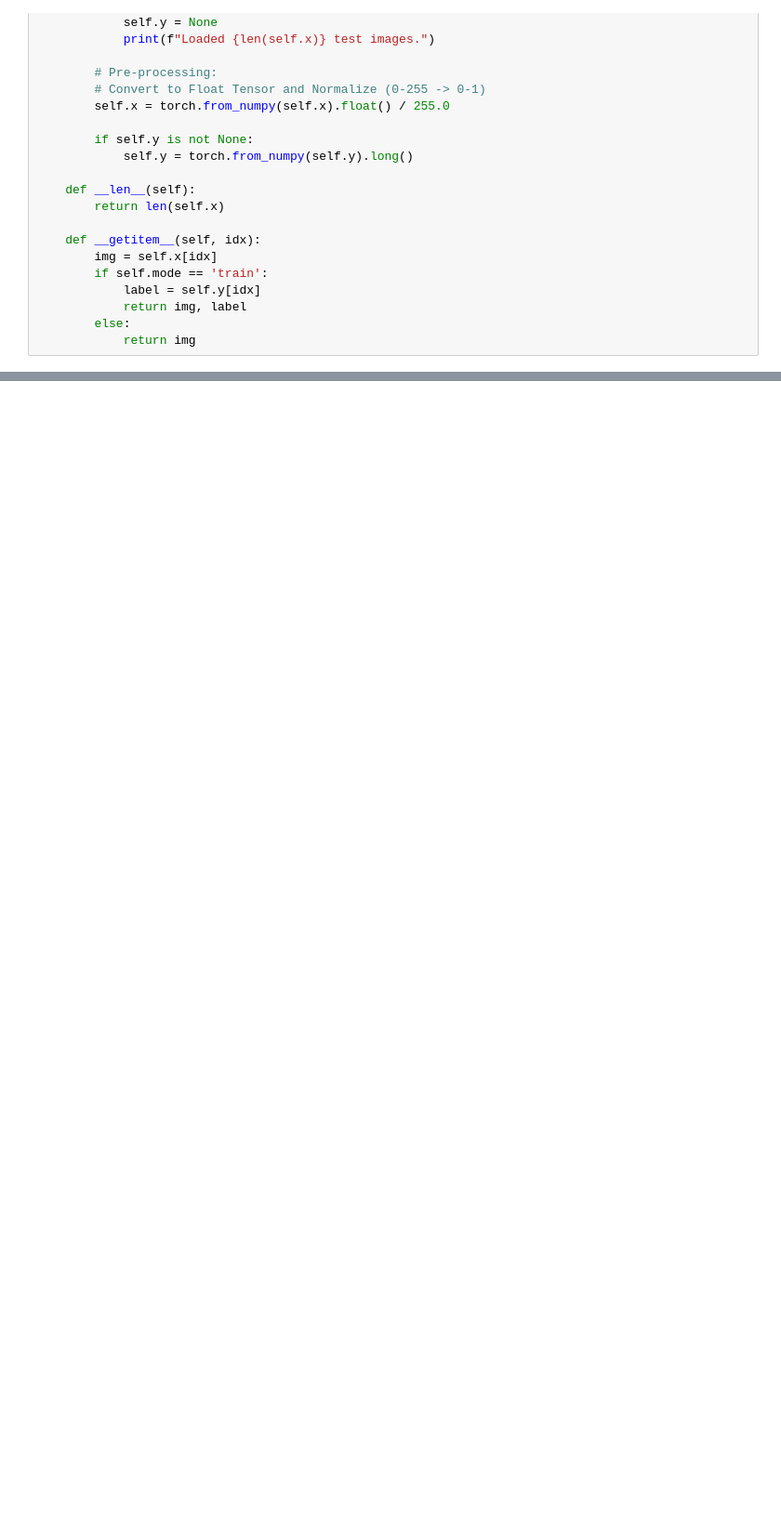
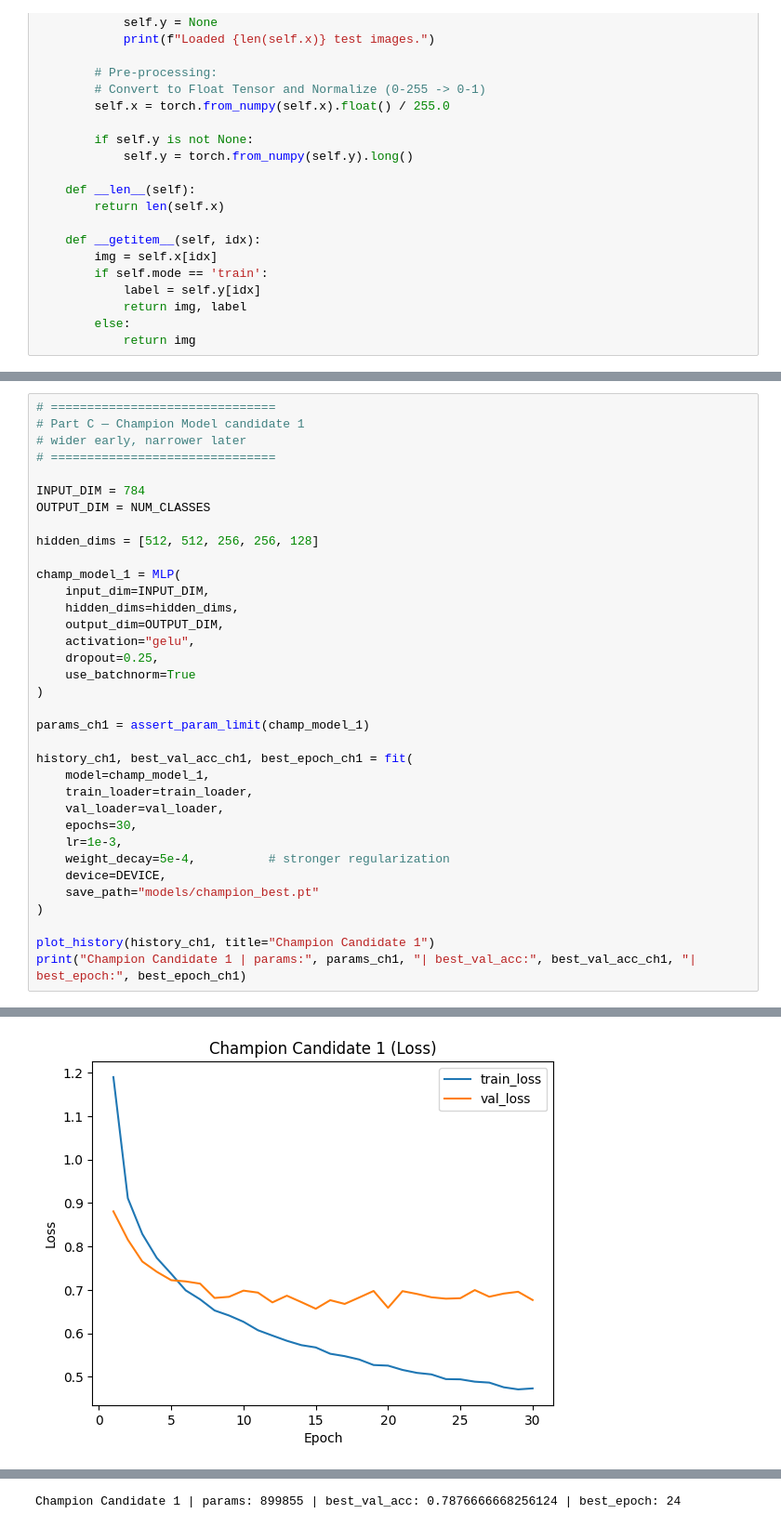
Before and after one commit to engrAbdullahQureshi/25280074_DL_PA2_QuickDraw_MLP, a Jupyter notebook: 25280074__PA2.ipynb, the cells around one changed output, grey strips where cells are left out. Shown at 93% size. Drawn from its saved outputs; the diff is of its cells as text; blank space fills up the shorter version.

```diff
--- a/25280074__PA2.ipynb
+++ b/25280074__PA2.ipynb
@@ -95,0 +429,36 @@ print(f"Train samples: {len(train_dataset)} | Validation samples: {len(val_datas
+# %%
+# ===============================
+# Part C — Champion Model candidate 1
+# wider early, narrower later
+# ===============================
+
+INPUT_DIM = 784
+OUTPUT_DIM = NUM_CLASSES
+
+hidden_dims = [512, 512, 256, 256, 128]
+
+champ_model_1 = MLP(
+    input_dim=INPUT_DIM,
+    hidden_dims=hidden_dims,
+    output_dim=OUTPUT_DIM,
+    activation="gelu",
+    dropout=0.25,
+    use_batchnorm=True
+)
+
+params_ch1 = assert_param_limit(champ_model_1)
+
+history_ch1, best_val_acc_ch1, best_epoch_ch1 = fit(
+    model=champ_model_1,
+    train_loader=train_loader,
+    val_loader=val_loader,
+    epochs=30,
+    lr=1e-3,
+    weight_decay=5e-4,          # stronger regularization
+    device=DEVICE,
+    save_path="models/champion_best.pt"
+)
+
+plot_history(history_ch1, title="Champion Candidate 1")
+print("Champion Candidate 1 | params:", params_ch1, "| best_val_acc:", best_val_acc_ch1, "| best_epoch:", best_epoch_ch1)
+# %% [output]
@@ -95,0 +482 @@ print(f"Train samples: {len(train_dataset)} | Validation samples: {len(val_datas
+[figure, added]
@@ -95,0 +484 @@ print(f"Train samples: {len(train_dataset)} | Validation samples: {len(val_datas
+Champion Candidate 1 | params: 899855 | best_val_acc: 0.7876666668256124 | best_epoch: 24
```
Also changed, not shown: parts of 33 cells of this notebook, 5 other files.
